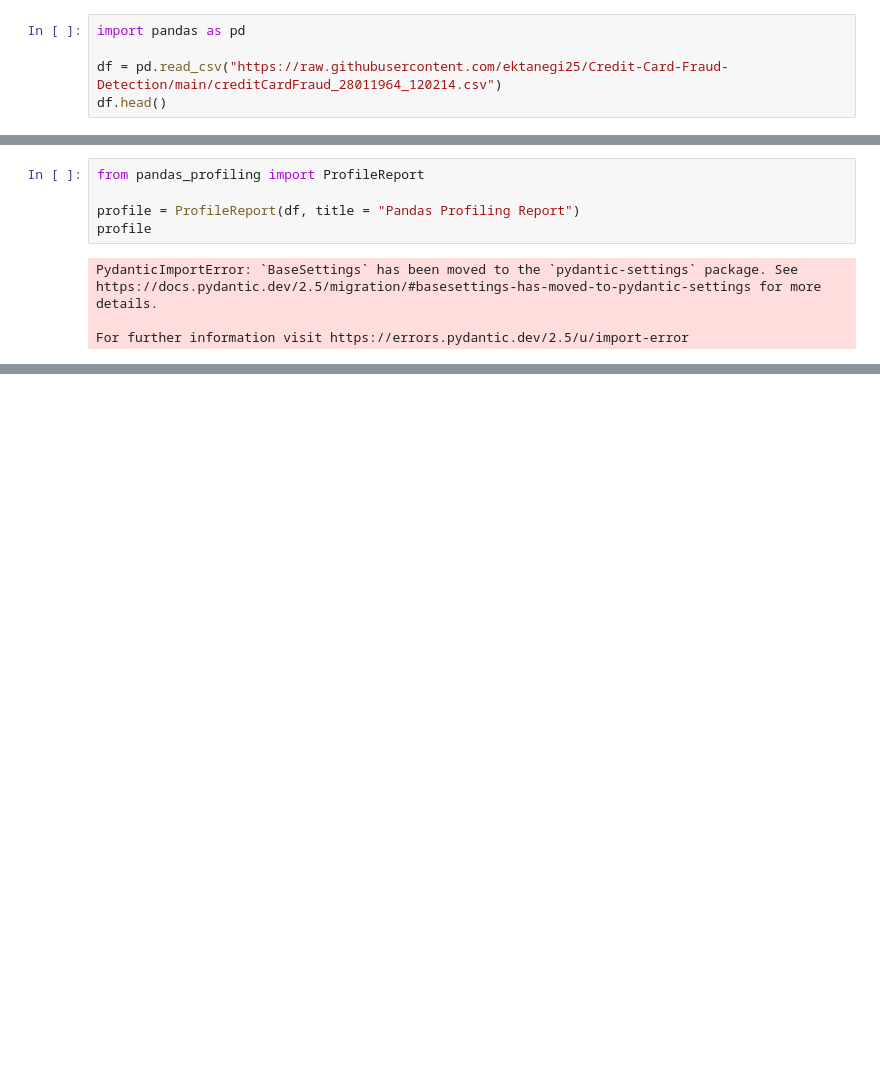
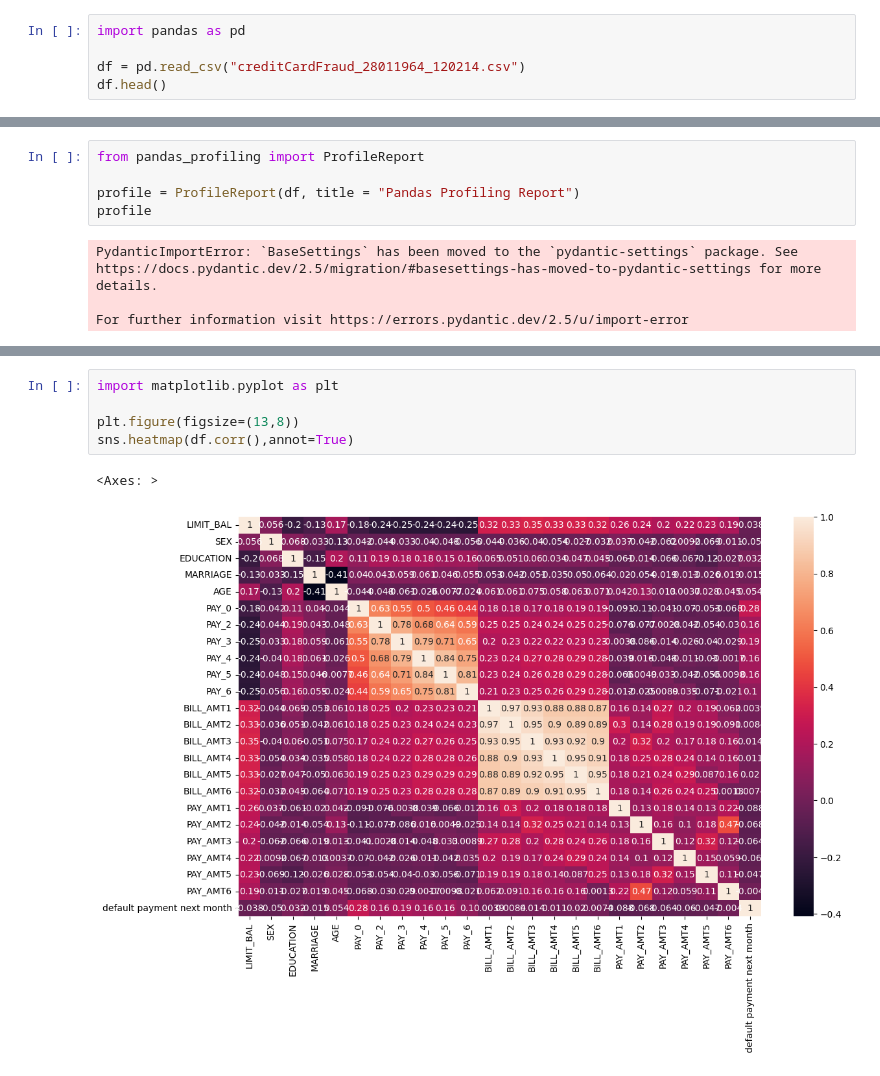
Before and after one commit to Shrungadithyaan/Credit_card_fault_detection_1, a Jupyter notebook: Credit_card_fault_detection.ipynb, the cells around one changed output, grey strips where cells are left out. Drawn from its saved outputs; the diff is of its cells as text; blank space fills up the shorter version.

```diff
--- a/Credit_card_fault_detection.ipynb
+++ b/Credit_card_fault_detection.ipynb
@@ -1,7 +1,7 @@
 # %%
 import pandas as pd
 
-df = pd.read_csv("https://raw.githubusercontent.com/ektanegi25/Credit-Card-Fraud-Detection/main/creditCardFraud_28011964_120214.csv")
+df = pd.read_csv("creditCardFraud_28011964_120214.csv")
 df.head()
 # %% [output]
 |  | LIMIT_BAL | SEX | EDUCATION | MARRIAGE | AGE | PAY_0 | PAY_2 | PAY_3 | PAY_4 | PAY_5 | ... |
@@ -114,0 +224,8 @@ For further information visit https://errors.pydantic.dev/2.5/u/import-error
+# %%
+import matplotlib.pyplot as plt
+
+plt.figure(figsize=(13,8))
+sns.heatmap(df.corr(),annot=True)
+# %% [output]
+<Axes: >
+[figure, added]
```
Also changed, not shown: parts of 34 cells of this notebook, 1 other file.
